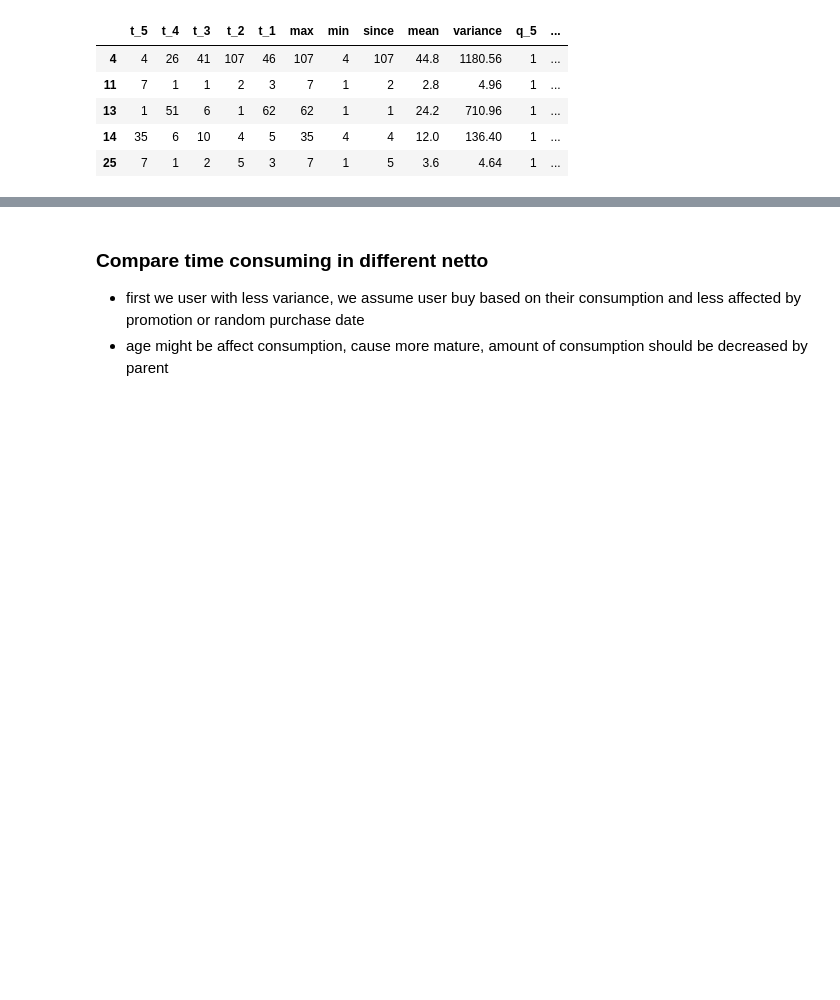
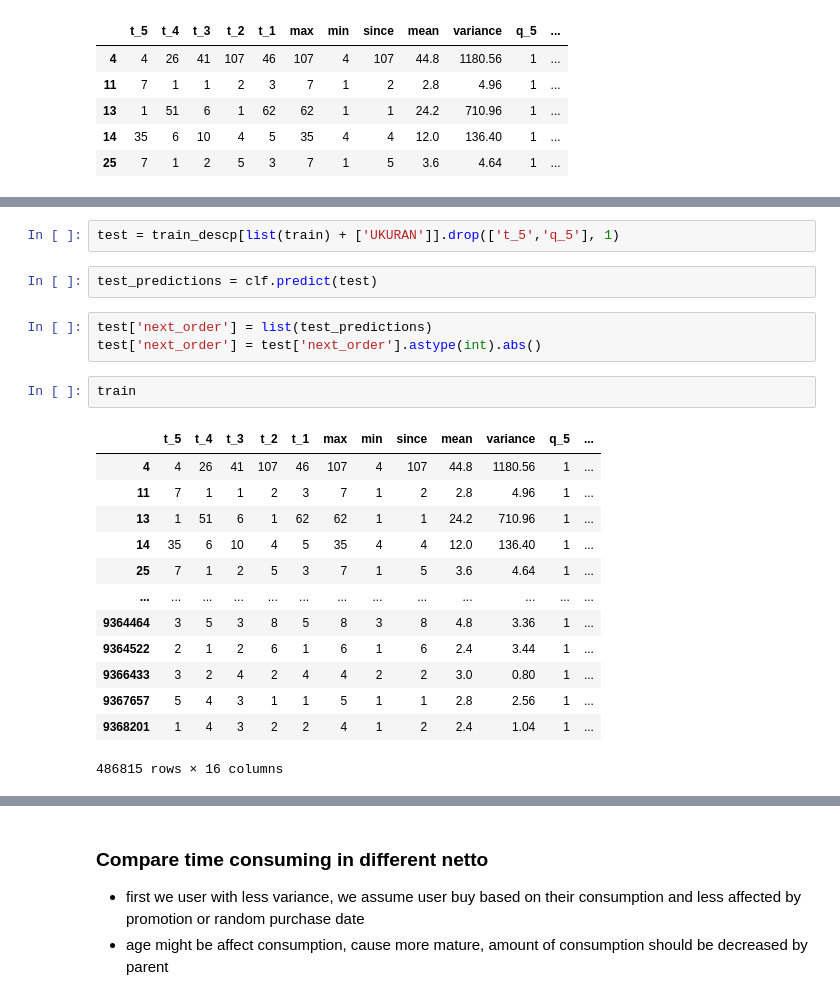
Before and after one commit to akhiyarwaladi/next_order_date, a Jupyter notebook: diff_between_order.ipynb, the cells around one changed output, grey strips where cells are left out. Drawn from its saved outputs; the diff is of its cells as text; blank space fills up the shorter version.

```diff
--- a/diff_between_order.ipynb
+++ b/diff_between_order.ipynb
@@ -222,0 +231,23 @@ train.head()
+# %%
+test = train_descp[list(train) + ['UKURAN']].drop(['t_5','q_5'], 1)
+# %%
+test_predictions = clf.predict(test)
+# %%
+test['next_order'] = list(test_predictions)
+test['next_order'] = test['next_order'].astype(int).abs()
+# %%
+train
+# %% [output]
+|  | t_5 | t_4 | t_3 | t_2 | t_1 | max | min | since | mean | variance | q_5 | ... |
+| 4 | 4 | 26 | 41 | 107 | 46 | 107 | 4 | 107 | 44.8 | 1180.56 | 1 | ... |
+| 11 | 7 | 1 | 1 | 2 | 3 | 7 | 1 | 2 | 2.8 | 4.96 | 1 | ... |
+| 13 | 1 | 51 | 6 | 1 | 62 | 62 | 1 | 1 | 24.2 | 710.96 | 1 | ... |
+| 14 | 35 | 6 | 10 | 4 | 5 | 35 | 4 | 4 | 12.0 | 136.40 | 1 | ... |
+| 25 | 7 | 1 | 2 | 5 | 3 | 7 | 1 | 5 | 3.6 | 4.64 | 1 | ... |
+| ... | ... | ... | ... | ... | ... | ... | ... | ... | ... | ... | ... | ... |
+| 9364464 | 3 | 5 | 3 | 8 | 5 | 8 | 3 | 8 | 4.8 | 3.36 | 1 | ... |
+| 9364522 | 2 | 1 | 2 | 6 | 1 | 6 | 1 | 6 | 2.4 | 3.44 | 1 | ... |
+| 9366433 | 3 | 2 | 4 | 2 | 4 | 4 | 2 | 2 | 3.0 | 0.80 | 1 | ... |
+| 9367657 | 5 | 4 | 3 | 1 | 1 | 5 | 1 | 1 | 2.8 | 2.56 | 1 | ... |
+| 9368201 | 1 | 4 | 3 | 2 | 2 | 4 | 1 | 2 | 2.4 | 1.04 | 1 | ... |
+486815 rows × 16 columns
```
Also changed, not shown: parts of 9 cells of this notebook.
